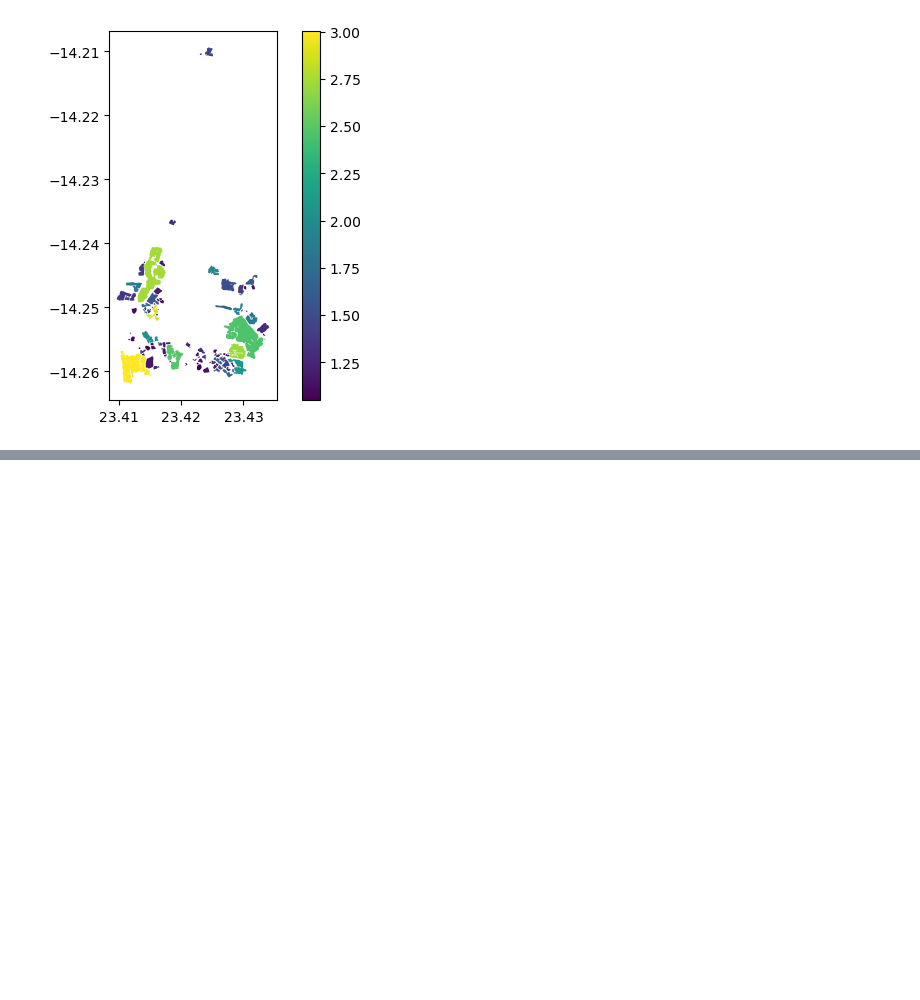
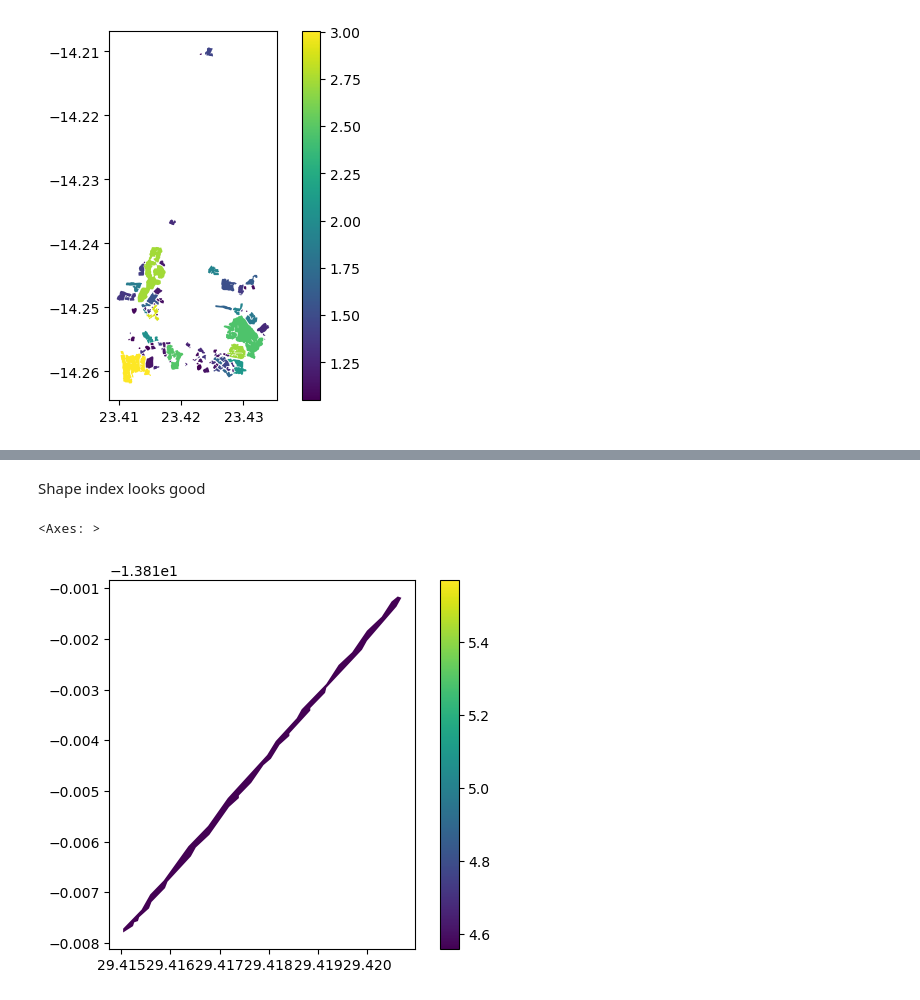
Before and after one commit to SYH-pixel/cropfield-polygonization, a Jupyter notebook: data/zambia_shape_stat_datamanip.ipynb, the cells around one changed output, grey strips where cells are left out. Cells and saved outputs as stored; diff of their text form; code cells hidden in the pictures; blank space fills up the shorter version.

```diff
--- a/data/zambia_shape_stat_datamanip.ipynb
+++ b/data/zambia_shape_stat_datamanip.ipynb
@@ -117,0 +179,7 @@ zambia_shp.head(100).plot(column="shape_index", cmap="viridis", legend=True)
+# %% [markdown]
+Shape index looks good
+# %%
+zam_filt.sort_values(by = "compactness", ascending = True).iloc[[20]].plot(column="shape_index", cmap="viridis", legend=True)
+# %% [output]
+<Axes: >
+[figure, added]
```
Also changed, not shown: parts of 10 cells of this notebook.
